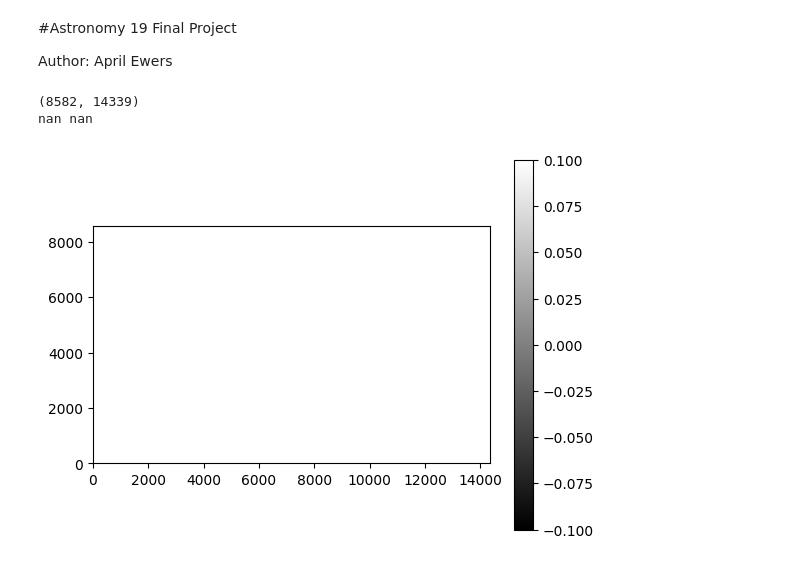
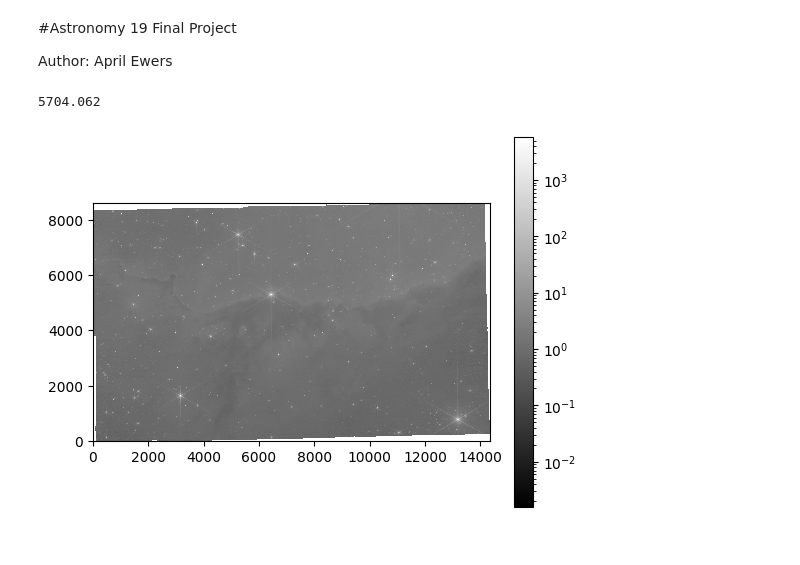
Before and after one commit to TechnoPangolin/ASTR-19-2-FINALPROJ, a Jupyter notebook: ASTR-19-2-FINAL.ipynb, the cells around one changed output. Saved outputs shown, nothing was run; the diff lists cells and outputs as text; code cells hidden in the pictures.

```diff
--- a/ASTR-19-2-FINAL.ipynb
+++ b/ASTR-19-2-FINAL.ipynb
@@ -9,23 +10,18 @@ from matplotlib import rcParams
 import astropy.io.fits
 import sep
 # %%
-data = astropy.io.fits.open('./data/MAST_2025-05-25T2207/MAST_2025-05-25T2207/JWST/jw02731-o001_t017_nircam_clear-f090w/jw02731-o001_t017_nircam_clear-f090w_i2d.fits')
-
-imgdata = data[1].data
+data = astropy.io.fits.getdata('C:/Users/TechnoPangolin/Documents/ASTR-19-2-FINAL/data/MAST_2025-05-25T2207/MAST_2025-05-25T2207/JWST/jw02731-o001_t017_nircam_clear-f090w/jw02731-o001_t017_nircam_clear-f090w_i2d.fits', header=False)
-# %%
-print(imgdata.shape)
-print(imgdata.max(), imgdata.min())
-# %% [output]
-(8582, 14339)
-nan nan
+# %%
+print(np.nanmax(data))
+# %% [output]
+5704.062
 # %%
 # show the image
-m, s = np.mean(imgdata), np.std(imgdata)
-plt.imshow(imgdata, interpolation='nearest', cmap='gray', vmin=m-s, vmax=m+s, origin='lower')
+plt.imshow(data, interpolation='nearest', cmap='gray', origin='lower', norm=colors.LogNorm())
 plt.colorbar();
 
 #save the image
 plt.savefig('./imgs/jw02731-o001_t017_nircam_clear-f090w_i2d.png', format='png', dpi=300)
 # %% [output]
-[figure, old version]
+[figure, new version]
 # %%
```
Also changed, not shown: parts of 8 cells of this notebook, 7 other files.
